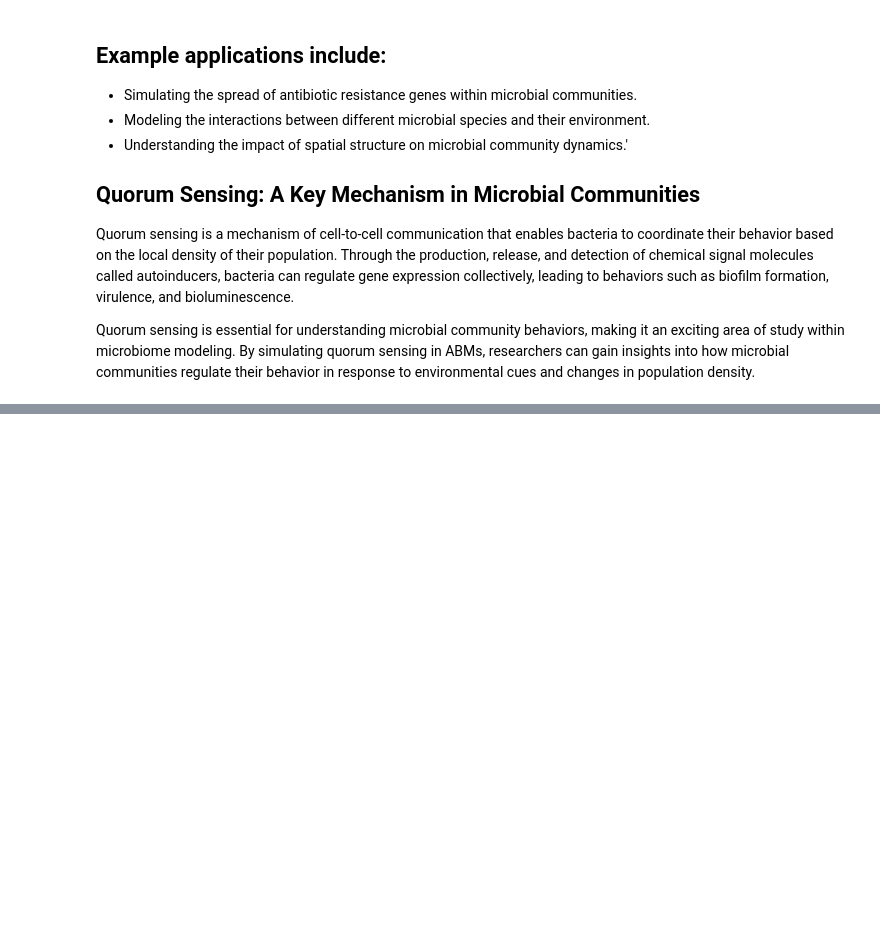
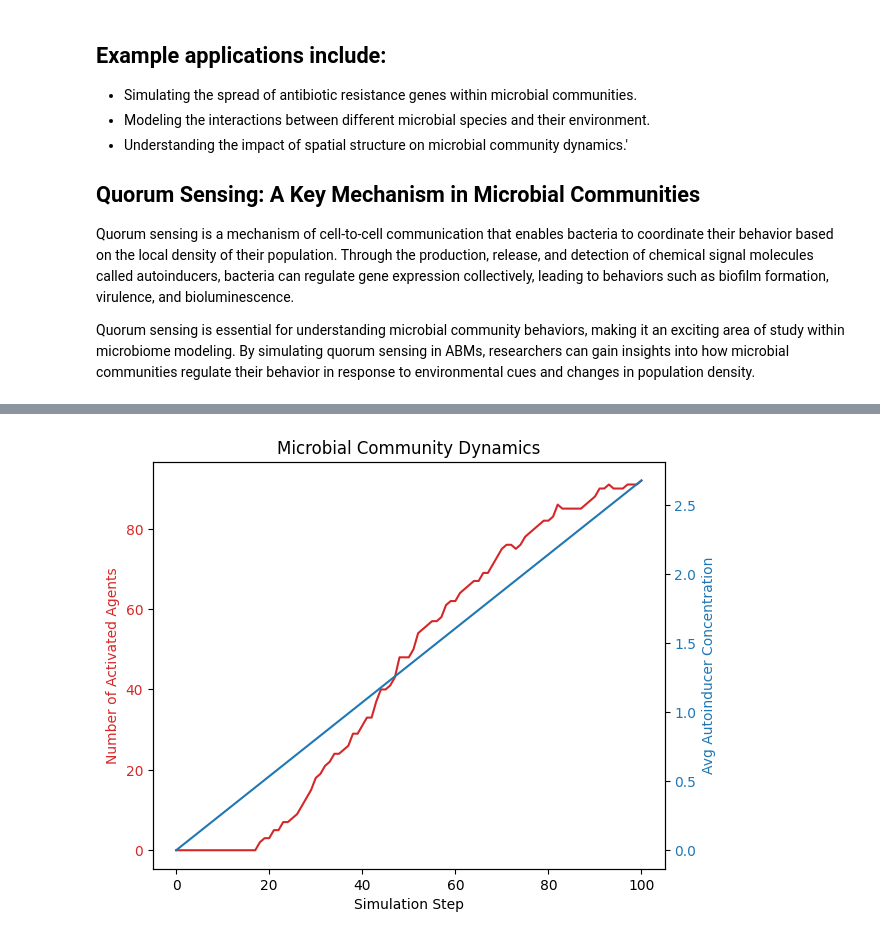
Before and after one commit to eagmon/notebook_tests, a Jupyter notebook: sim_study_abm.ipynb, the cells around one changed output, grey strips where cells are left out. Saved outputs shown, nothing was run; the diff lists cells and outputs as text; code cells hidden in the pictures; blank space fills up the shorter version.

```diff
--- a/sim_study_abm.ipynb
+++ b/sim_study_abm.ipynb
@@ -284,0 +198,2 @@ microbial_community[0].history
+# %%
+community_large = simulate_microbial_community(steps=100, community_size=100, environment_size=20)
@@ -284,0 +205,4 @@ microbial_community[0].history
+# %%
+plot_microbial_community_dynamics(community_large)
+# %% [output]
+[figure, added]
```
Also changed, not shown: parts of 16 cells of this notebook.
